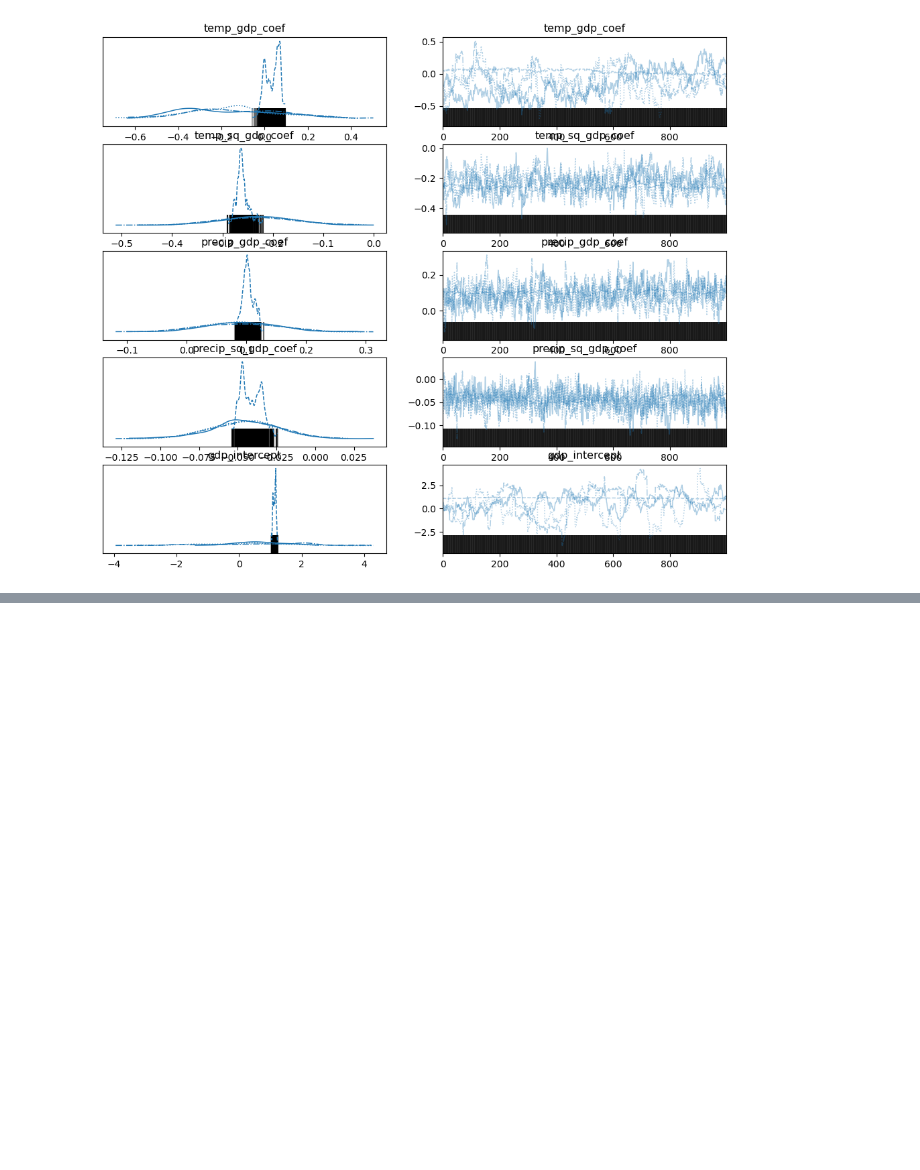
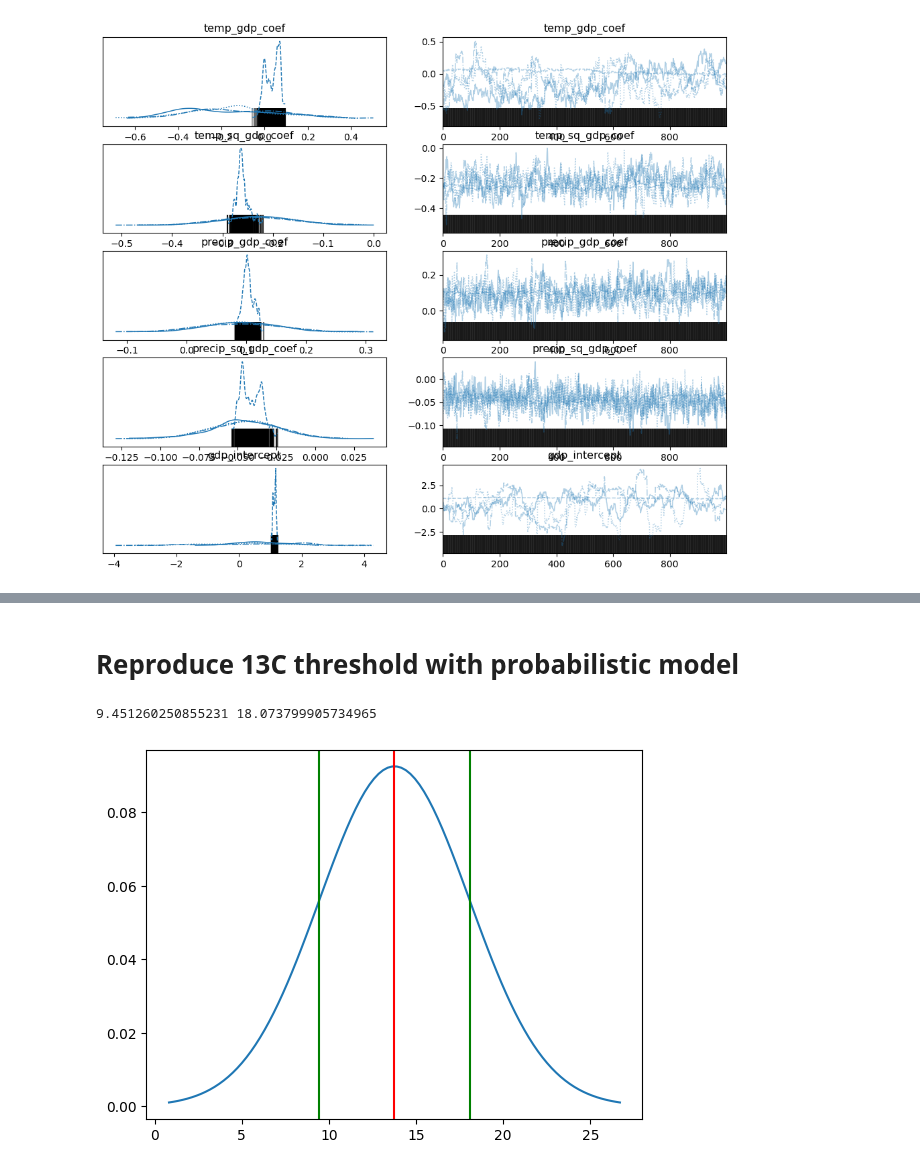
Before and after one commit to greenguy33/environmental-bayesian-modeling, a Jupyter notebook: notebooks/Burke_paper_reproduction.ipynb, the cells around one changed output, grey strips where cells are left out. Cells and saved outputs as stored; diff of their text form; code cells hidden in the pictures; blank space fills up the shorter version.

Commit message:
working on burke

```diff
--- a/notebooks/Burke_paper_reproduction.ipynb
+++ b/notebooks/Burke_paper_reproduction.ipynb
@@ -22,13 +45,13 @@ data = pd.read_csv("../data/burke/data/input/GrowthClimateDataset.csv")
 # %%
+precip_scaler, gdp_scaler, temp_scaler = StandardScaler(), StandardScaler(), StandardScaler()
+precip_scaled = precip_scaler.fit_transform(np.array(data_no_missing.UDel_precip_popweight).reshape(-1,1)).flatten()
+gdp_scaled = gdp_scaler.fit_transform(np.array(data_no_missing.growthWDI).reshape(-1,1)).flatten()
+temp_scaled = temp_scaler.fit_transform(np.array(data_no_missing.UDel_temp_popweight).reshape(-1,1)).flatten()
+
 # precip_scaler, gdp_scaler, temp_scaler = StandardScaler(), StandardScaler(), StandardScaler()
-# precip_scaled = precip_scaler.fit_transform(np.array(data_no_missing.UDel_precip_popweight).reshape(-1,1)).flatten()
-# gdp_scaled = gdp_scaler.fit_transform(np.array(data_no_missing.growthWDI).reshape(-1,1)).flatten()
-# temp_scaled = temp_scaler.fit_transform(np.array(data_no_missing.UDel_temp_popweight).reshape(-1,1)).flatten()
-
-precip_scaler, gdp_scaler, temp_scaler = StandardScaler(), StandardScaler(), StandardScaler()
-precip_scaled = precip_scaler.fit_transform(np.array(data.UDel_precip_popweight).reshape(-1,1)).flatten()
-gdp_scaled = gdp_scaler.fit_transform(np.array(data.growthWDI).reshape(-1,1)).flatten()
-temp_scaled = temp_scaler.fit_transform(np.array(data.UDel_temp_popweight).reshape(-1,1)).flatten()
+# precip_scaled = precip_scaler.fit_transform(np.array(data.UDel_precip_popweight).reshape(-1,1)).flatten()
+# gdp_scaled = gdp_scaler.fit_transform(np.array(data.growthWDI).reshape(-1,1)).flatten()
+# temp_scaled = temp_scaler.fit_transform(np.array(data.UDel_temp_popweight).reshape(-1,1)).flatten()
 # %% [markdown]
 # year and country fixed effect coefficient matrices
 # %%
@@ -131,7 +154,8 @@ fig.show()
 # %% [output]
 [figure]
 # %%
-model = pd.read_pickle('../models/burke-reproduction-fixed-effects-missing-rows-imputed.pkl')
+model = pd.read_pickle('../models/burke-reproduction-fixed-effects-grad-effects-missing-rows-omitted.pkl')
+trace = model["trace"]
 # %%
 print(np.mean(trace.posterior.temp_gdp_coef.data))
 print(np.mean(trace.posterior.temp_sq_gdp_coef.data))
@@ -194,0 +189,31 @@ print(linreg.intercept_)
+# %% [markdown]
+# Reproduce 13C threshold with probabilistic model
+# %%
+og_coef1 = linreg.coef_[0][0]
+og_coef2 = linreg.coef_[0][1]
+og_coef3 = linreg.coef_[0][2]
+og_coef4 = linreg.coef_[0][3]
+coef1 = trace.posterior.temp_gdp_coef.data.flatten()
+coef2 = trace.posterior.temp_sq_gdp_coef.data.flatten()
+coef3 = trace.posterior.precip_gdp_coef.data.flatten()
+coef4 = trace.posterior.precip_sq_gdp_coef.data.flatten()
+mult1 = og_coef1/np.mean(coef1)
+mult2 = og_coef2/np.mean(coef2)
+mult3 = og_coef3/np.mean(coef3)
+mult4 = og_coef4/np.mean(coef4)
+numerator = [val*mult1 for val in coef1]
+denominator = [-2*val*mult2 for val in coef2]
+res = np.array(numerator) / np.array(denominator)
+# %%
+print(np.mean(res) - np.std(res), np.mean(res) + np.std(res))
+# %% [output]
+9.451260250855231 18.073799905734965
+# %%
+x = np.linspace(np.mean(res) - 3*np.std(res), np.mean(res) + 3*np.std(res), 100)
+plt.plot(x, stats.norm.pdf(x, np.mean(res), np.std(res)))
+plt.axvline(x = np.mean(res), color = 'r', label = 'axvline - full height')
+plt.axvline(x = np.mean(res) - np.std(res), color = 'g', label = 'axvline - full height')
+plt.axvline(x = np.mean(res) + np.std(res), color = 'g', label = 'axvline - full height')
+plt.savefig("../figures/burke_reproduction_pdf.png")
+# %% [output]
+[figure, added]
```
Also changed, not shown: parts of 10 cells of this notebook.
